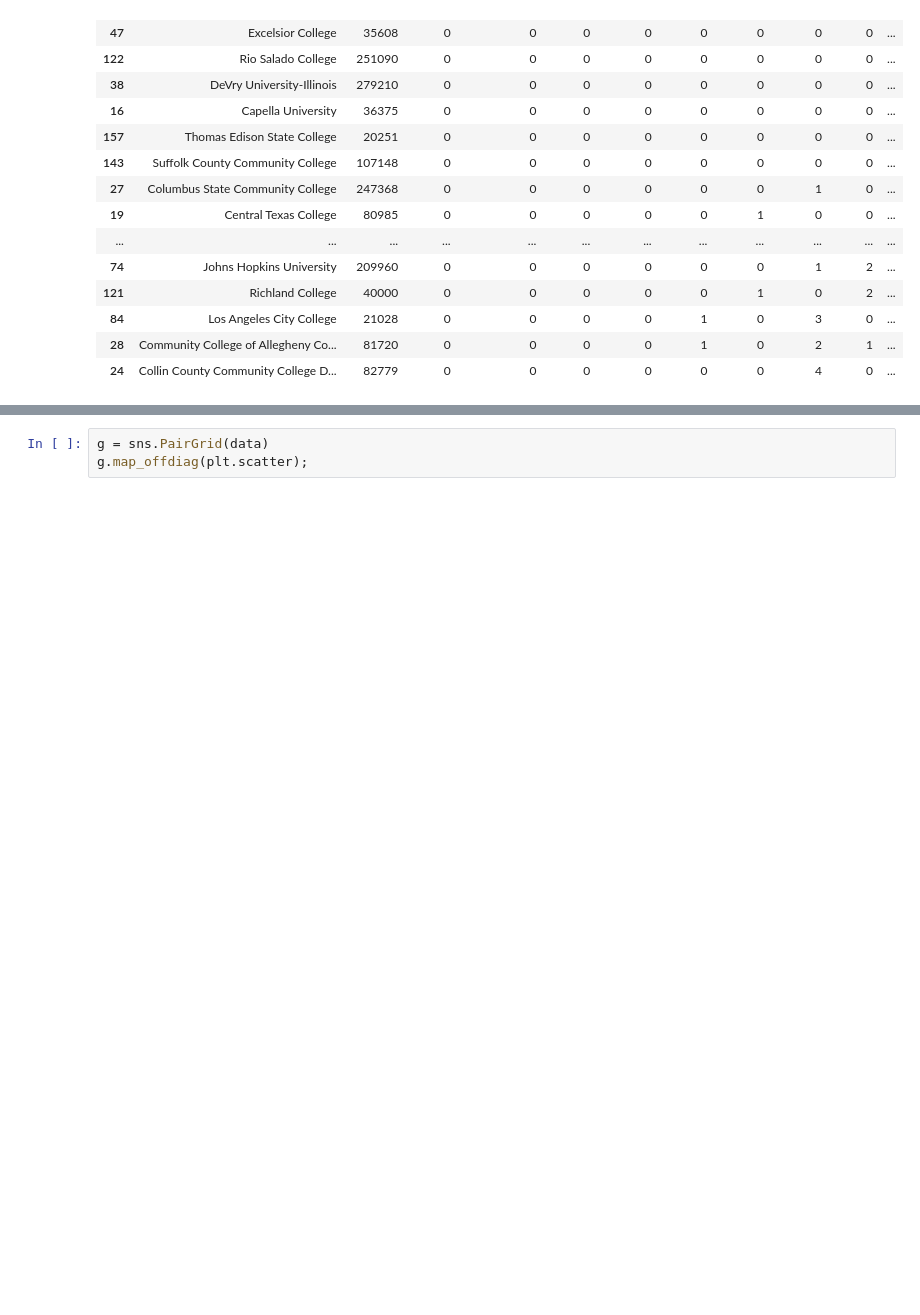
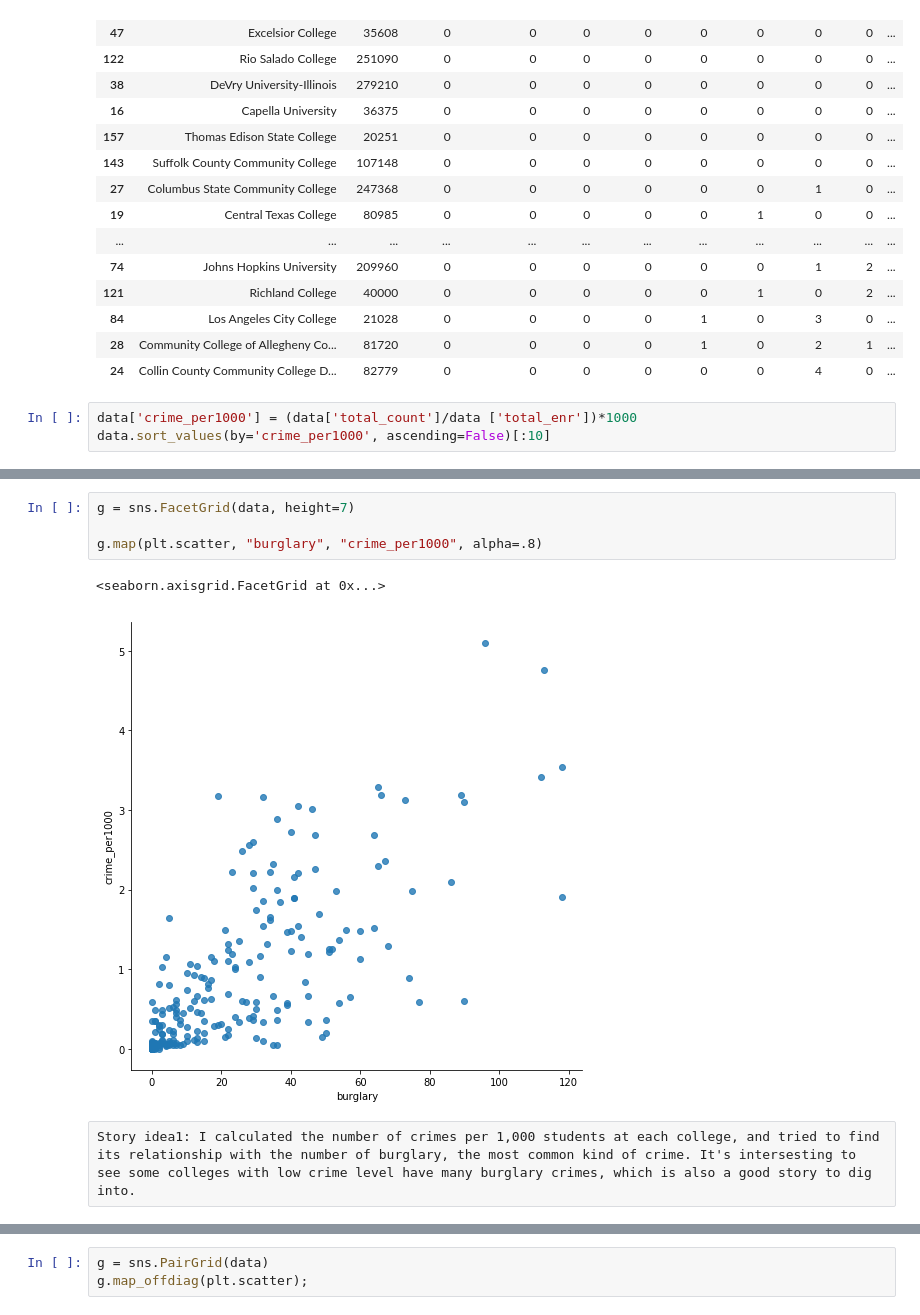
Before and after one commit to HaoyiJian/haoyi-assignment-repo, a Jupyter notebook: assignment8.ipynb, the cells around one changed output, grey strips where cells are left out. Cells and saved outputs as stored; diff of their text form; blank space fills up the shorter version.

```diff
--- a/assignment8.ipynb
+++ b/assignment8.ipynb
@@ -67,3 +67,6 @@ data[(data.total_enr >= 10000) & (data.total_count < 5)].sort_values('total_coun
 | 84 | Los Angeles City College | 21028 | 0 | 0 | 0 | 0 | 1 | 0 | 3 | 0 | ... |
 | 28 | Community College of Allegheny Co... | 81720 | 0 | 0 | 0 | 0 | 1 | 0 | 2 | 1 | ... |
 | 24 | Collin County Community College D... | 82779 | 0 | 0 | 0 | 0 | 0 | 0 | 4 | 0 | ... |
+# %%
+data['crime_per1000'] = (data['total_count']/data ['total_enr'])*1000
+data.sort_values(by='crime_per1000', ascending=False)[:10]
@@ -69,0 +99,9 @@ data[(data.total_enr >= 10000) & (data.total_count < 5)].sort_values('total_coun
+# %%
+g = sns.FacetGrid(data, height=7)
+
+g.map(plt.scatter, "burglary", "crime_per1000", alpha=.8)
+# %% [output]
+<seaborn.axisgrid.FacetGrid at 0x...>
+[figure, added]
+# %% [raw]
+Story idea1: I calculated the number of crimes per 1,000 students at each college, and tried to find its relationship with the number of burglary, the most common kind of crime. It's intersesting to see some colleges with low crime level have many burglary crimes, which is also a good story to dig into.
```
Also changed, not shown: parts of 5 cells of this notebook.
